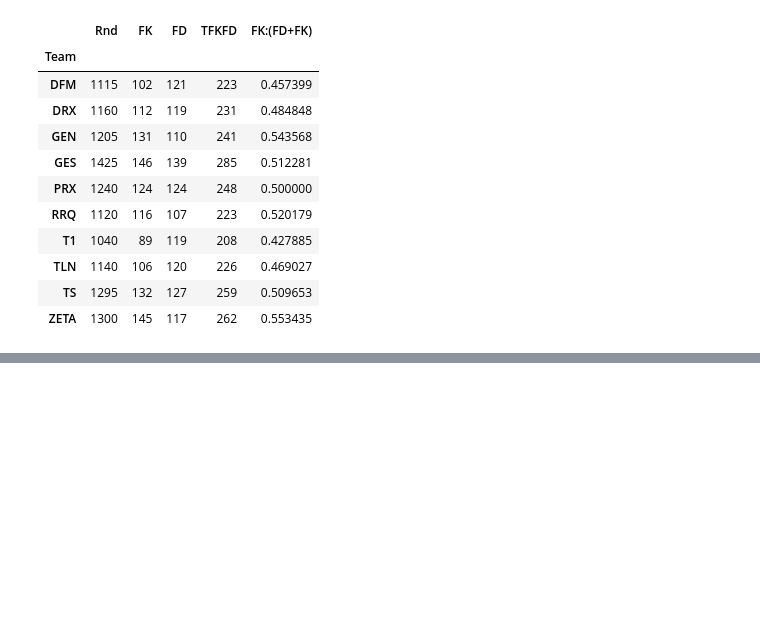
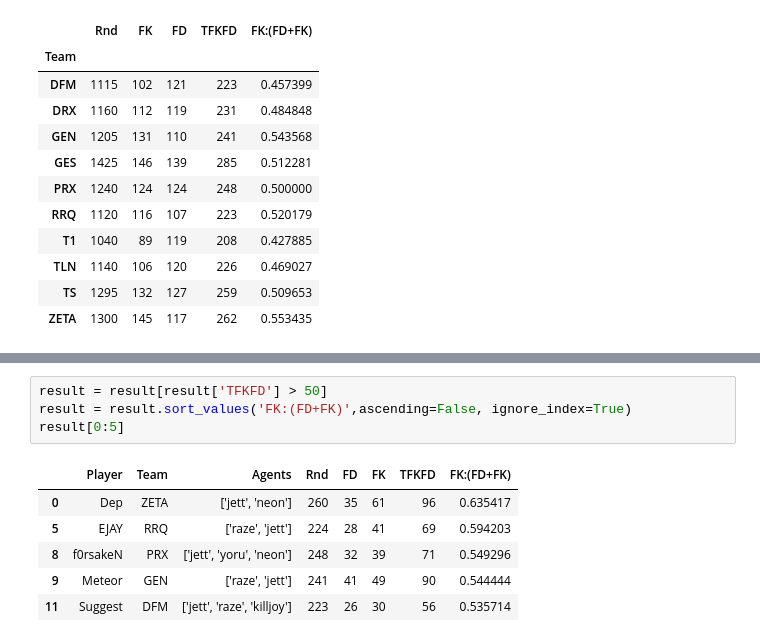
Before and after one commit to RayWP/Valorant_DS, a Jupyter notebook: notebooks/pacific-analytic.ipynb, the cells around one changed output, grey strips where cells are left out. Cells and saved outputs as stored; diff of their text form; blank space fills up the shorter version.

```diff
--- a/notebooks/pacific-analytic.ipynb
+++ b/notebooks/pacific-analytic.ipynb
@@ -71,0 +80,11 @@ result
+# %%
+result = result[result['TFKFD'] > 50]
+result = result.sort_values('FK:(FD+FK)',ascending=False, ignore_index=True)
+result[0:5]
+# %% [output]
+|  | Player | Team | Agents | Rnd | FD | FK | TFKFD | FK:(FD+FK) |
+| 0 | Dep | ZETA | ['jett', 'neon'] | 260 | 35 | 61 | 96 | 0.635417 |
+| 5 | EJAY | RRQ | ['raze', 'jett'] | 224 | 28 | 41 | 69 | 0.594203 |
+| 8 | f0rsakeN | PRX | ['jett', 'yoru', 'neon'] | 248 | 32 | 39 | 71 | 0.549296 |
+| 9 | Meteor | GEN | ['raze', 'jett'] | 241 | 41 | 49 | 90 | 0.544444 |
+| 11 | Suggest | DFM | ['jett', 'raze', 'killjoy'] | 223 | 26 | 30 | 56 | 0.535714 |
```
Also changed, not shown: parts of 2 cells of this notebook, 2 other files.
